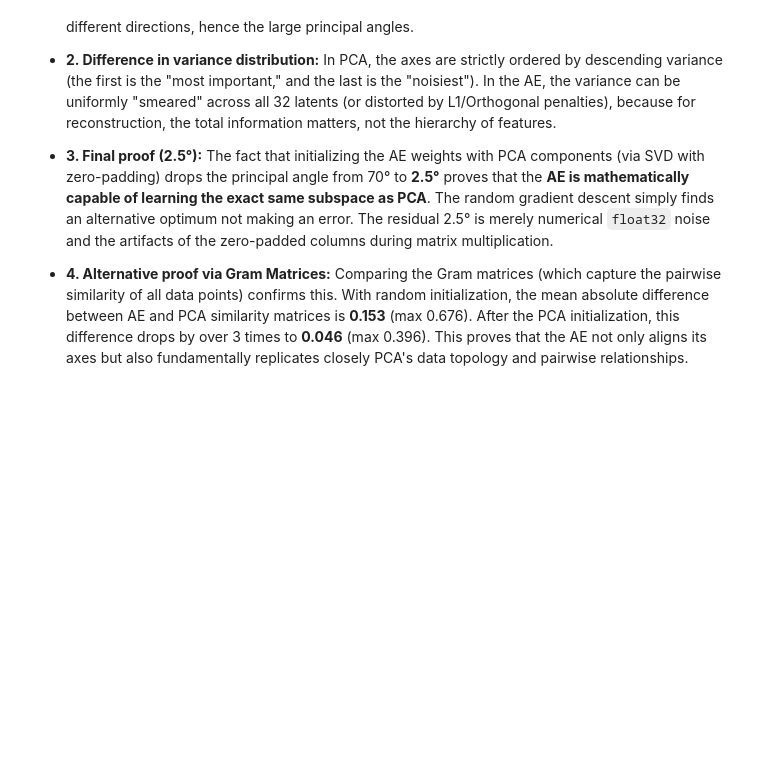
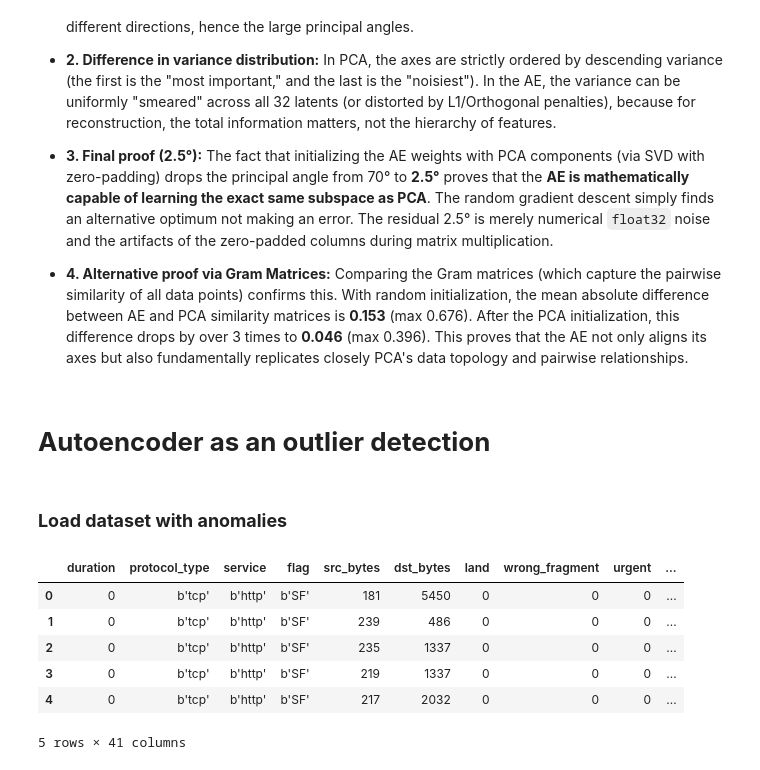
Before and after one commit to RyMnLwKa/Classical-ML-from-scratch, a Jupyter notebook: Autoencoder.ipynb, the cells around one changed output. Cells and saved outputs as stored; diff of their text form; code cells hidden in the pictures; blank space fills up the shorter version.

```diff
--- a/Autoencoder.ipynb
+++ b/Autoencoder.ipynb
@@ -630,3 +628,7 @@ The fact that initializing the AE weights with PCA components (via SVD with zero
 
 - **4. Alternative proof via Gram Matrices:**
 Comparing the Gram matrices (which capture the pairwise similarity of all data points) confirms this. With random initialization, the mean absolute difference between AE and PCA similarity matrices is **0.153** (max 0.676). After the PCA initialization, this difference drops by over 3 times to **0.046** (max 0.396). This proves that the AE not only aligns its axes but also fundamentally replicates closely PCA's data topology and pairwise relationships.
+# %% [markdown]
+# **Autoencoder as an outlier detection**
+# %% [markdown]
+### **Load dataset with anomalies**
@@ -632,0 +641,19 @@ Comparing the Gram matrices (which capture the pairwise similarity of all data p
+# %%
+import os
+import numpy as np
+from sklearn.datasets import fetch_kddcup99
+
+cache_dir = "./my_data_cache"
+os.makedirs(cache_dir, exist_ok = True)
+
+X, y = fetch_kddcup99(percent10 = True, return_X_y=True, as_frame = True, data_home = cache_dir, download_if_missing=False)
+
+X.head()
+# %% [output]
+|  | duration | protocol_type | service | flag | src_bytes | dst_bytes | land | wrong_fragment | urgent | ... |
+| 0 | 0 | b'tcp' | b'http' | b'SF' | 181 | 5450 | 0 | 0 | 0 | ... |
+| 1 | 0 | b'tcp' | b'http' | b'SF' | 239 | 486 | 0 | 0 | 0 | ... |
+| 2 | 0 | b'tcp' | b'http' | b'SF' | 235 | 1337 | 0 | 0 | 0 | ... |
+| 3 | 0 | b'tcp' | b'http' | b'SF' | 219 | 1337 | 0 | 0 | 0 | ... |
+| 4 | 0 | b'tcp' | b'http' | b'SF' | 217 | 2032 | 0 | 0 | 0 | ... |
+5 rows × 41 columns
```
Also changed, not shown: parts of 27 cells of this notebook, 4 other files.
